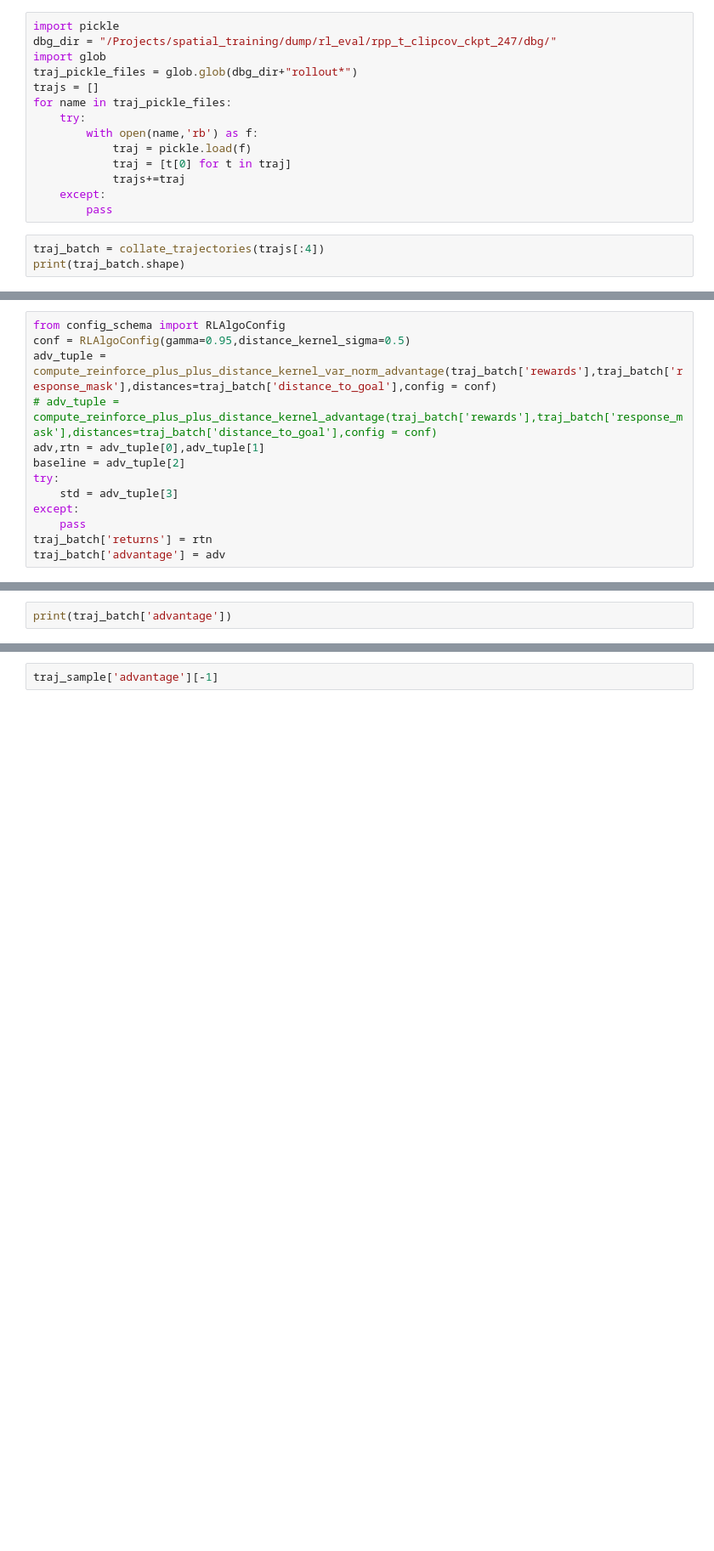
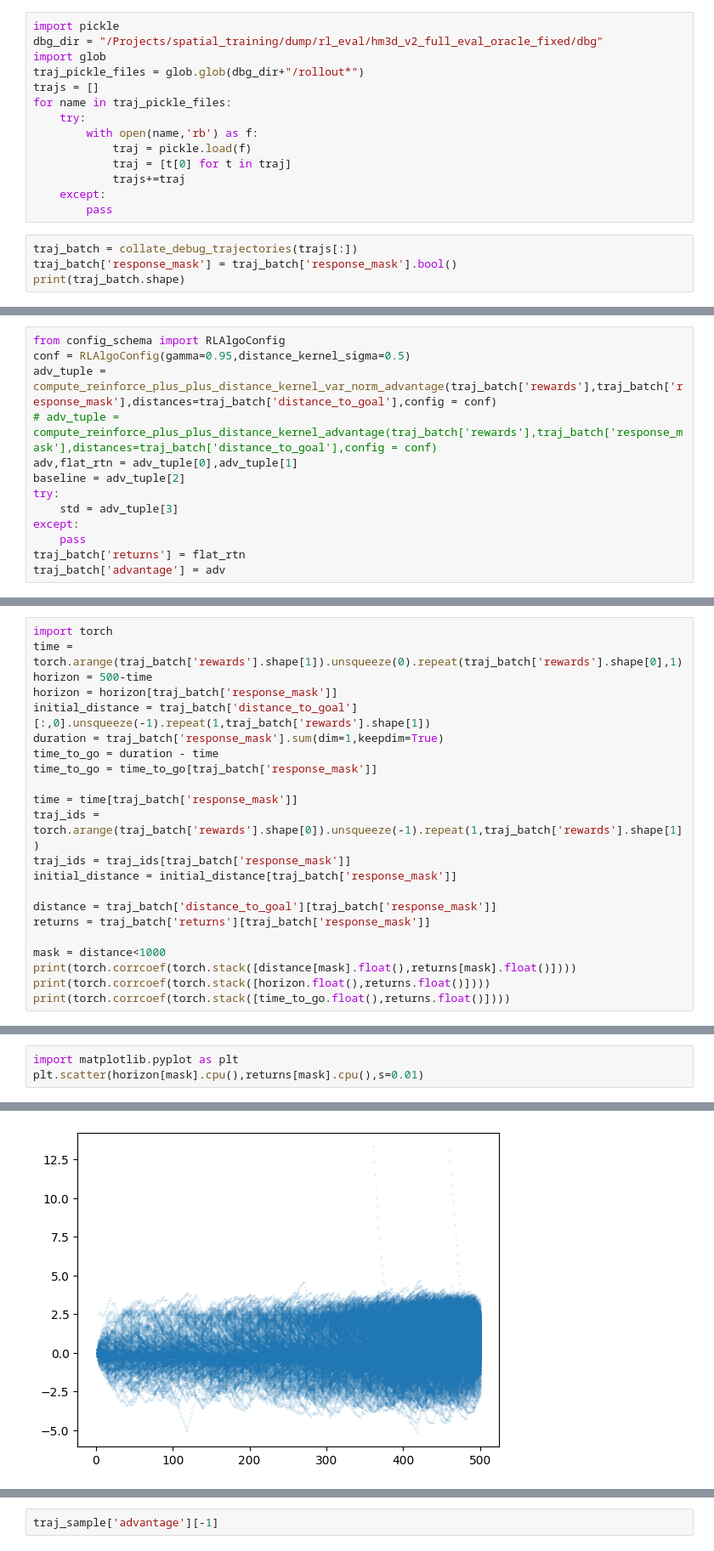
Before and after one commit to Ashrith5321/spatial_training_2, a Jupyter notebook: misc/adv_test.ipynb, the cells around one changed output, grey strips where cells are left out. Shown at 85% size. Cells and saved outputs as stored; diff of their text form; blank space fills up the shorter version.

```diff
--- a/misc/adv_test.ipynb
+++ b/misc/adv_test.ipynb
@@ -15,8 +15,8 @@ from utils.rl_core import compute_reinforce_plus_plus_distance_kernel_advantage,
 # %%
 import pickle
-dbg_dir = "/Projects/spatial_training/dump/rl_eval/rpp_t_clipcov_ckpt_247/dbg/"
+dbg_dir = "/Projects/spatial_training/dump/rl_eval/hm3d_v2_full_eval_oracle_fixed/dbg"
 import glob
-traj_pickle_files = glob.glob(dbg_dir+"rollout*")
+traj_pickle_files = glob.glob(dbg_dir+"/rollout*")
 trajs = []
 for name in traj_pickle_files:
     try:
@@ -27,6 +27,7 @@ for name in traj_pickle_files:
     except:
         pass
 # %%
-traj_batch = collate_trajectories(trajs[:4])
+traj_batch = collate_debug_trajectories(trajs[:])
+traj_batch['response_mask'] = traj_batch['response_mask'].bool()
 print(traj_batch.shape)
 # %% [output]
@@ -36,11 +38,11 @@ from config_schema import RLAlgoConfig
 conf = RLAlgoConfig(gamma=0.95,distance_kernel_sigma=0.5)
 adv_tuple = compute_reinforce_plus_plus_distance_kernel_var_norm_advantage(traj_batch['rewards'],traj_batch['response_mask'],distances=traj_batch['distance_to_goal'],config = conf)
 # adv_tuple = compute_reinforce_plus_plus_distance_kernel_advantage(traj_batch['rewards'],traj_batch['response_mask'],distances=traj_batch['distance_to_goal'],config = conf)
-adv,rtn = adv_tuple[0],adv_tuple[1]
+adv,flat_rtn = adv_tuple[0],adv_tuple[1]
 baseline = adv_tuple[2]
 try:
     std = adv_tuple[3]
 except:
     pass
-traj_batch['returns'] = rtn
+traj_batch['returns'] = flat_rtn
 traj_batch['advantage'] = adv
@@ -46,0 +51,22 @@ traj_batch['advantage'] = adv
+# %%
+import torch
+time = torch.arange(traj_batch['rewards'].shape[1]).unsqueeze(0).repeat(traj_batch['rewards'].shape[0],1)
+horizon = 500-time
+horizon = horizon[traj_batch['response_mask']]
+initial_distance = traj_batch['distance_to_goal'][:,0].unsqueeze(-1).repeat(1,traj_batch['rewards'].shape[1])
+duration = traj_batch['response_mask'].sum(dim=1,keepdim=True)
+time_to_go = duration - time
+time_to_go = time_to_go[traj_batch['response_mask']]
+
+time = time[traj_batch['response_mask']]
+traj_ids = torch.arange(traj_batch['rewards'].shape[0]).unsqueeze(-1).repeat(1,traj_batch['rewards'].shape[1])
+traj_ids = traj_ids[traj_batch['response_mask']]
+initial_distance = initial_distance[traj_batch['response_mask']]
+
+distance = traj_batch['distance_to_goal'][traj_batch['response_mask']]
+returns = traj_batch['returns'][traj_batch['response_mask']]
+
+mask = distance<1000
+print(torch.corrcoef(torch.stack([distance[mask].float(),returns[mask].float()])))
+print(torch.corrcoef(torch.stack([horizon.float(),returns.float()])))
+print(torch.corrcoef(torch.stack([time_to_go.float(),returns.float()])))
@@ -47,3 +85,4 @@ traj_batch['advantage'] = adv
 # %%
-print(traj_batch['advantage'])
+import matplotlib.pyplot as plt
+plt.scatter(horizon[mask].cpu(),returns[mask].cpu(),s=0.01)
 # %% [output]
@@ -56,0 +90 @@ tensor([[ 0.1675,  0.2220,  0.2794,  ..., -0.0000, -0.0000, -0.0000],
+[figure, added]
```
Also changed, not shown: parts of 16 cells of this notebook, 1 other file.
